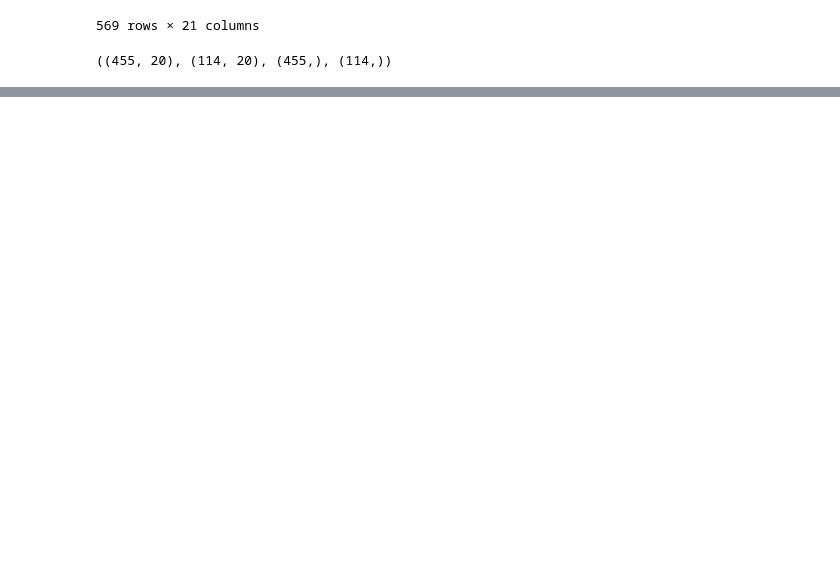
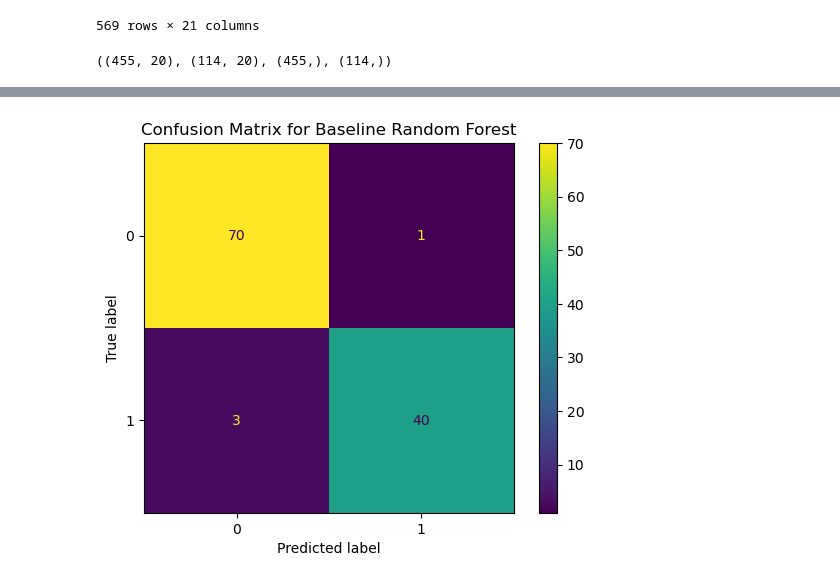
Before and after one commit to m-liv/bc-project, a Jupyter notebook: decision_tree.ipynb, the cells around one changed output, grey strips where cells are left out. Saved outputs shown, nothing was run; the diff lists cells and outputs as text; code cells hidden in the pictures; blank space fills up the shorter version.

```diff
--- a/decision_tree.ipynb
+++ b/decision_tree.ipynb
@@ -96,0 +175,4 @@ X_train.shape, X_test.shape, y_train.shape, y_test.shape
+# %%
+plot_confusion_matrix(y_test=y_test, y_pred=my_rf_pred, title="Confusion Matrix for Baseline Random Forest")
+# %% [output]
+[figure, added]
```
Also changed, not shown: parts of 9 cells of this notebook.
